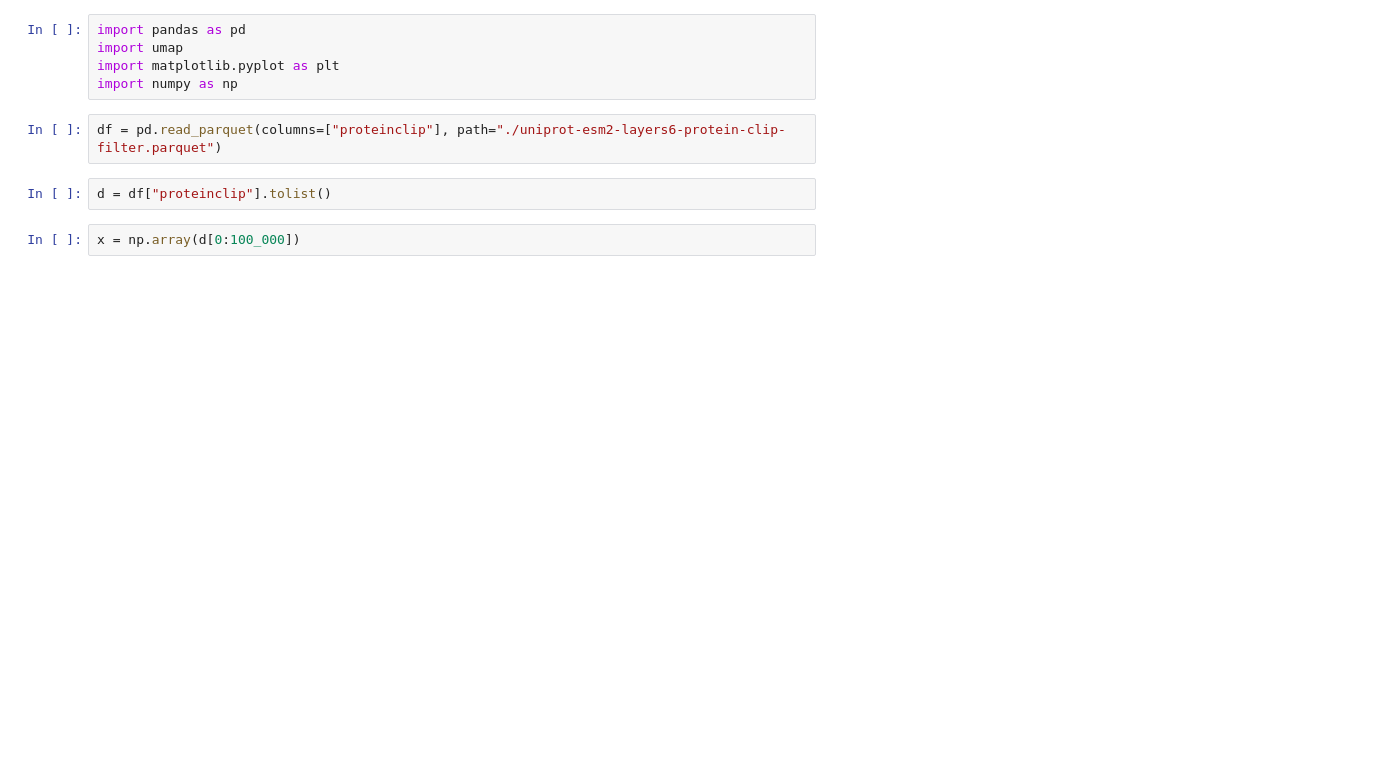
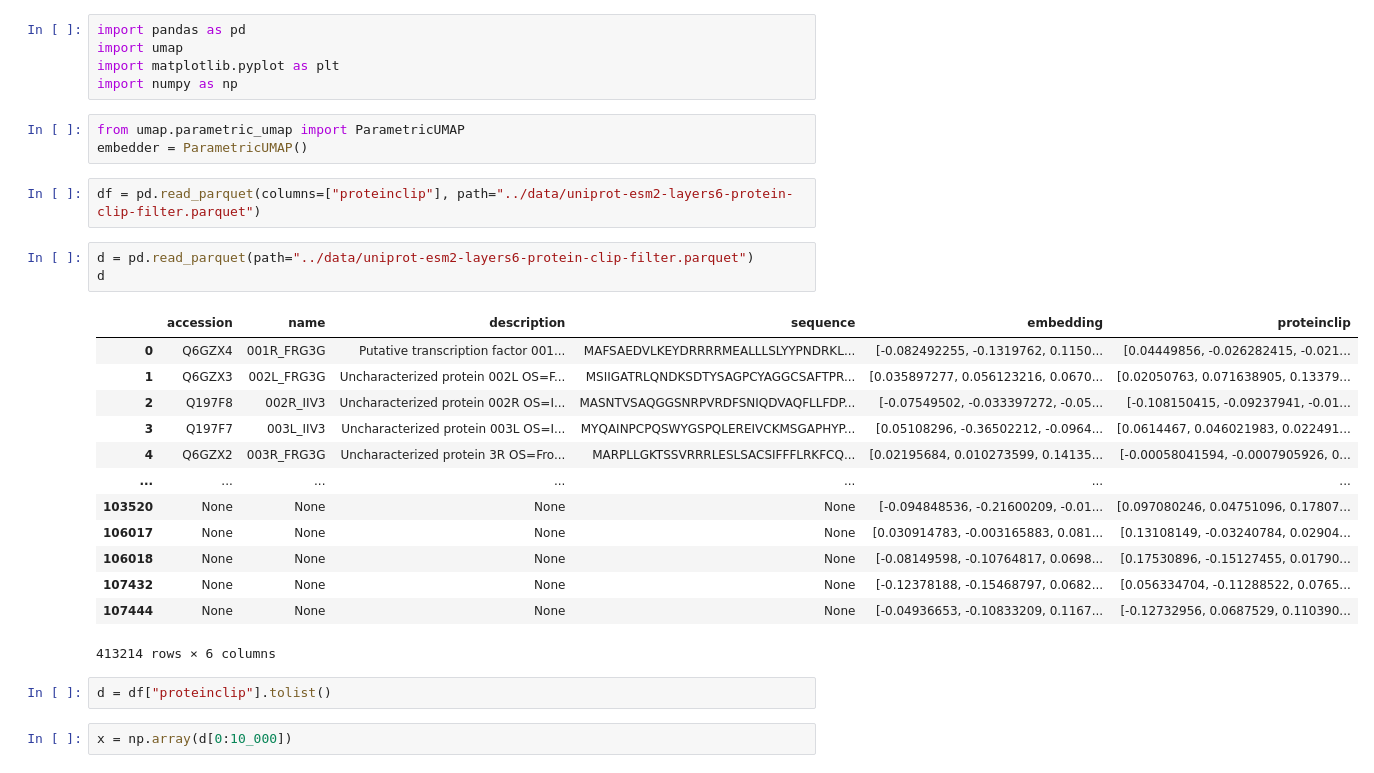
Before and after one commit to xnought/DS569k-viewer, a Jupyter notebook: notebooks/umap_clip.ipynb, the cells around one changed output. Saved outputs shown, nothing was run; the diff lists cells and outputs as text; blank space fills up the shorter version.

```diff
--- a/notebooks/umap_clip.ipynb
+++ b/notebooks/umap_clip.ipynb
@@ -3,10 +3,30 @@ import pandas as pd
 import umap
 import matplotlib.pyplot as plt
 import numpy as np
+# %%
+from umap.parametric_umap import ParametricUMAP
+embedder = ParametricUMAP()
 # %%
-df = pd.read_parquet(columns=["proteinclip"], path="./uniprot-esm2-layers6-protein-clip-filter.parquet")
+df = pd.read_parquet(columns=["proteinclip"], path="../data/uniprot-esm2-layers6-protein-clip-filter.parquet")
+# %%
+d = pd.read_parquet(path="../data/uniprot-esm2-layers6-protein-clip-filter.parquet")
+d
+# %% [output]
+|  | accession | name | description | sequence | embedding | proteinclip |
+| 0 | Q6GZX4 | 001R_FRG3G | Putative transcription factor 001... | MAFSAEDVLKEYDRRRRMEALLLSLYYPNDRKL... | [-0.082492255, -0.1319762, 0.1150... | [0.04449856, -0.026282415, -0.021... |
+| 1 | Q6GZX3 | 002L_FRG3G | Uncharacterized protein 002L OS=F... | MSIIGATRLQNDKSDTYSAGPCYAGGCSAFTPR... | [0.035897277, 0.056123216, 0.0670... | [0.02050763, 0.071638905, 0.13379... |
+| 2 | Q197F8 | 002R_IIV3 | Uncharacterized protein 002R OS=I... | MASNTVSAQGGSNRPVRDFSNIQDVAQFLLFDP... | [-0.07549502, -0.033397272, -0.05... | [-0.108150415, -0.09237941, -0.01... |
+| 3 | Q197F7 | 003L_IIV3 | Uncharacterized protein 003L OS=I... | MYQAINPCPQSWYGSPQLEREIVCKMSGAPHYP... | [0.05108296, -0.36502212, -0.0964... | [0.0614467, 0.046021983, 0.022491... |
+| 4 | Q6GZX2 | 003R_FRG3G | Uncharacterized protein 3R OS=Fro... | MARPLLGKTSSVRRRLESLSACSIFFFLRKFCQ... | [0.02195684, 0.010273599, 0.14135... | [-0.00058041594, -0.0007905926, 0... |
+| ... | ... | ... | ... | ... | ... | ... |
+| 103520 | None | None | None | None | [-0.094848536, -0.21600209, -0.01... | [0.097080246, 0.04751096, 0.17807... |
+| 106017 | None | None | None | None | [0.030914783, -0.003165883, 0.081... | [0.13108149, -0.03240784, 0.02904... |
+| 106018 | None | None | None | None | [-0.08149598, -0.10764817, 0.0698... | [0.17530896, -0.15127455, 0.01790... |
+| 107432 | None | None | None | None | [-0.12378188, -0.15468797, 0.0682... | [0.056334704, -0.11288522, 0.0765... |
+| 107444 | None | None | None | None | [-0.04936653, -0.10833209, 0.1167... | [-0.12732956, 0.0687529, 0.110390... |
+413214 rows × 6 columns
 # %%
 d = df["proteinclip"].tolist()
 # %%
-x = np.array(d[0:100_000])
+x = np.array(d[0:10_000])
 # %%
```
Also changed, not shown: parts of 2 cells of this notebook, 1 other file.
